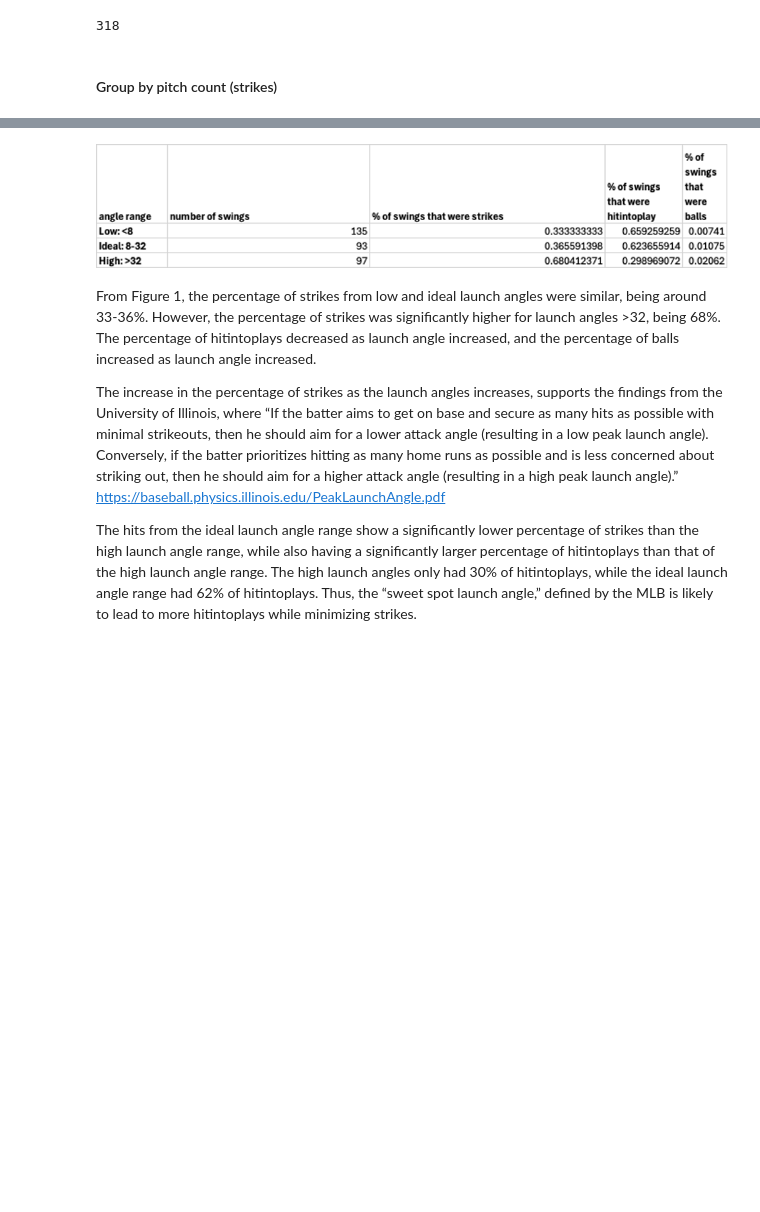
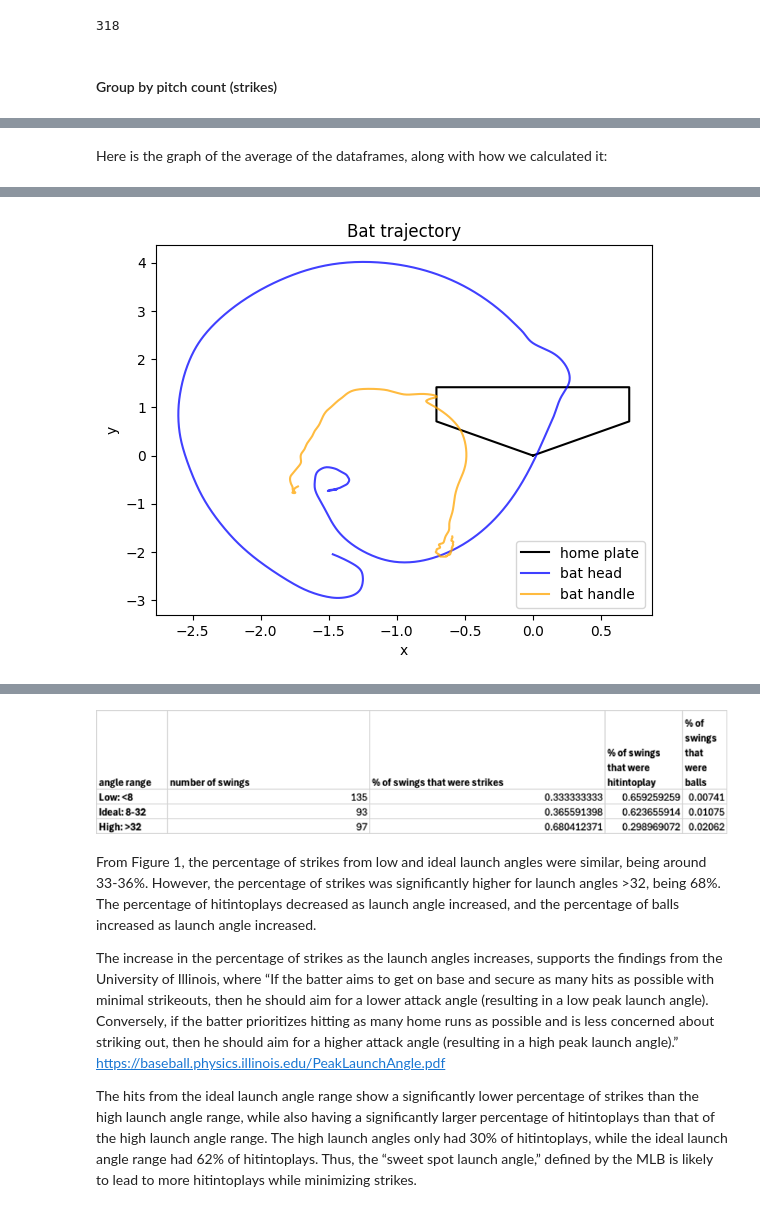
Before and after one commit to lillian-mo/wisd-2024, a Jupyter notebook: project.ipynb, the cells around one changed output, grey strips where cells are left out. Saved outputs shown, nothing was run; the diff lists cells and outputs as text; code cells hidden in the pictures; blank space fills up the shorter version.

```diff
--- a/project.ipynb
+++ b/project.ipynb
@@ -192,0 +236,10 @@ with open(os.path.join(save_dir, 'by_strike_ct.json'), 'w') as file:
+# %%
+game_ids = [
+        "687e2c12-dff4-4580-9226-c111366746e5",
+        "af219680-da54-4e43-8ea5-3ea020f3bc2d",
+        "a44f0611-618d-41dd-bb9b-089140c3f317",
+        "f2f58c66-ea90-42cb-8d64-2ab98fe5c64a",
+        "57d6343f-cdae-4517-acb4-ea73b838e2e9",
+        "5fbf979d-ac7a-4f41-9498-2f94507ecba1",
+        "bee9aa56-bfdd-4871-ace1-178db56aa19a"
+    ]
@@ -192,0 +278,69 @@ with open(os.path.join(save_dir, 'by_strike_ct.json'), 'w') as file:
+# %% [markdown]
+Here is the graph of the average of the dataframes, along with how we calculated it:
+# %%
+import data
+import numpy as np
+import pandas as pd
+import matplotlib.pyplot as plt
+from scipy.interpolate import make_interp_spline, splprep, splev
+import json
+
+# plot points
+head_df, handle_df = get_game(game_ids[0])
+head_df2, handle_df2 = get_game(game_ids[1])
+head_df3, handle_df3 = get_game(game_ids[2])
+head_df4, handle_df4 = get_game(game_ids[3])
+head_df5, handle_df5 = get_game(game_ids[4])
+head_df6, handle_df6 = get_game(game_ids[5])
+head_df7, handle_df7 = get_game(game_ids[6])
+
+get_coords(head_df, 'x1', 'y1', True)
+get_coords(head_df2, 'x2', 'y2', True)
+get_coords(head_df3, 'x3', 'y3', True)
+get_coords(head_df4, 'x4', 'y4', True)
+get_coords(head_df5, 'x5', 'y5', True)
+get_coords(head_df6, 'x6', 'y6', True)
+get_coords(head_df7, 'x7', 'y7', True)
+
+get_coords(handle_df, 'x1', 'y1', False)
+get_coords(handle_df2, 'x2', 'y2', False)
+get_coords(handle_df3, 'x3', 'y3', False)
+get_coords(handle_df4, 'x4', 'y4', False)
+get_coords(handle_df5, 'x5', 'y5', False)
+get_coords(handle_df6, 'x6', 'y6', False)
+get_coords(handle_df7, 'x7', 'y7', False)
+
+x_avg = avg_headx_df.mean(axis=1)
+y_avg = avg_heady_df.mean(axis=1)
+
+head_x = x_avg.tolist()
+head_y = y_avg.tolist()
+
+x_avg2 = avg_handlex_df.mean(axis=1)
+y_avg2 = avg_handley_df.mean(axis=1)
+
+handle_x = x_avg2.tolist()
+handle_y = y_avg2.tolist()
+
+tck, u = splprep([head_x,head_y], s=0)
+new_x, new_y = splev(np.linspace(0, 1, 1000), tck)
+
+tck2, u2 = splprep([handle_x,handle_y], s=0)
+new_x2, new_y2 = splev(np.linspace(0, 1, 1000), tck2)
+
+# base
+coord = [[0, 0], [-0.708335, 0.708333], [-0.708335, 1.41667], [0.708335, 1.41667], [0.708335, 0.708333], [0, 0]]
+xs, ys = zip(*coord) # split coords into x and y
+plt.figure()
+plt.plot(xs,ys, color='black')
+
+plt.plot(new_x, new_y, alpha=0.75, color='blue')
+plt.plot(new_x2, new_y2, alpha=0.75, color='orange')
+
+plt.legend(["home plate", "bat head", "bat handle"], loc="lower right")
+
+plt.title("Bat trajectory")
+plt.xlabel("x")
+plt.ylabel("y")
+plt.show()
+# %% [output]
@@ -192,0 +353 @@ with open(os.path.join(save_dir, 'by_strike_ct.json'), 'w') as file:
+[figure, added]
```
Also changed, not shown: parts of 14 cells of this notebook, 8 other files.
